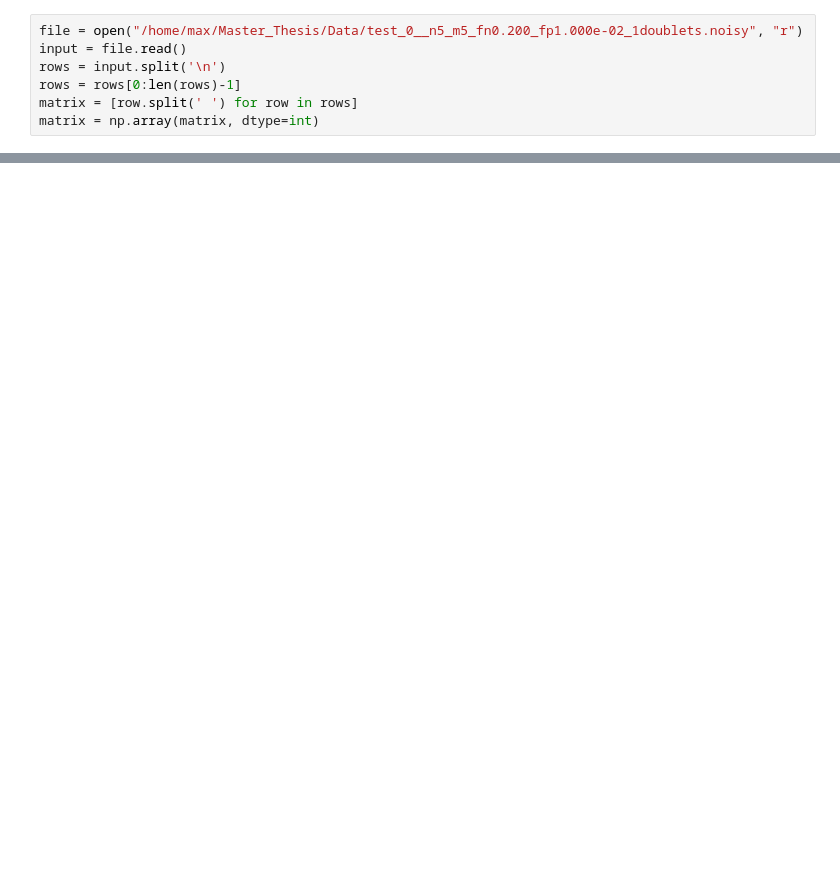
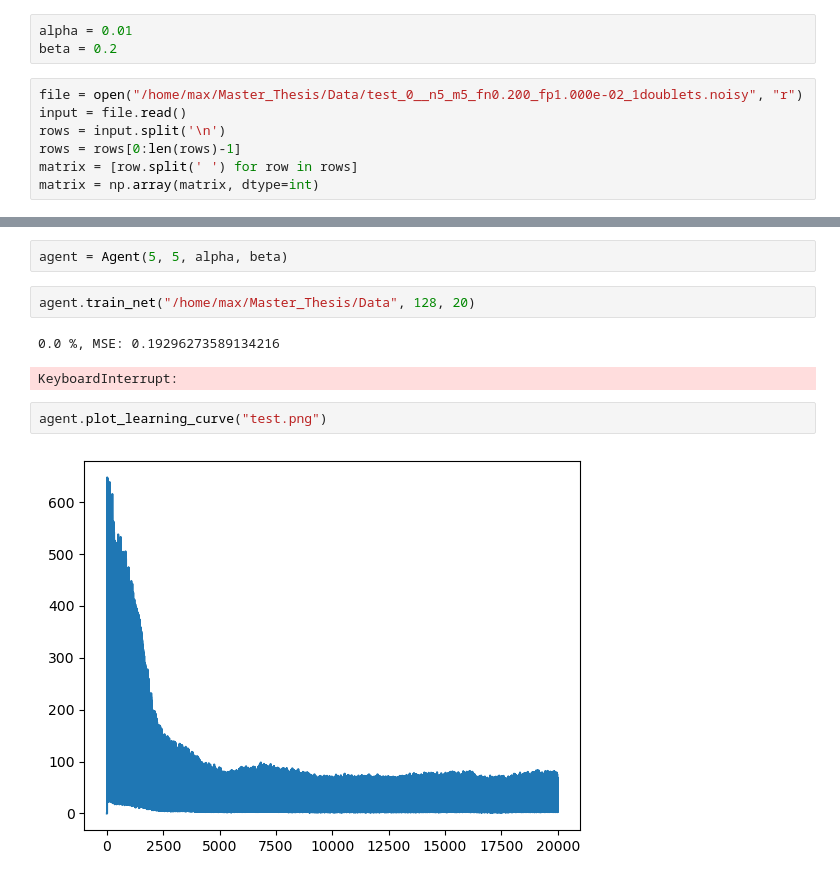
Before and after one commit to Maxalcer/Master_Thesis, a Jupyter notebook: playground.ipynb, the cells around one changed output, grey strips where cells are left out. Drawn from its saved outputs; the diff is of its cells as text; blank space fills up the shorter version.

```diff
--- a/playground.ipynb
+++ b/playground.ipynb
@@ -90,3 +19,6 @@ Phylo.draw(tree)
+# %%
+alpha = 0.01
+beta = 0.2
 # %%
 file = open("/home/max/Master_Thesis/Data/test_0__n5_m5_fn0.200_fp1.000e-02_1doublets.noisy", "r")
 input = file.read()
@@ -153,0 +51,11 @@ three.conditional_lh(matrix, 0.01, 0.2)
+# %%
+agent = Agent(5, 5, alpha, beta)
+# %%
+agent.train_net("/home/max/Master_Thesis/Data", 128, 20)
+# %% [output]
+0.0 %, MSE: 0.19296273589134216
+KeyboardInterrupt:
+# %%
+agent.plot_learning_curve("test.png")
+# %% [output]
+[figure, added]
```
Also changed, not shown: parts of 31 cells of this notebook, 24 other files.
